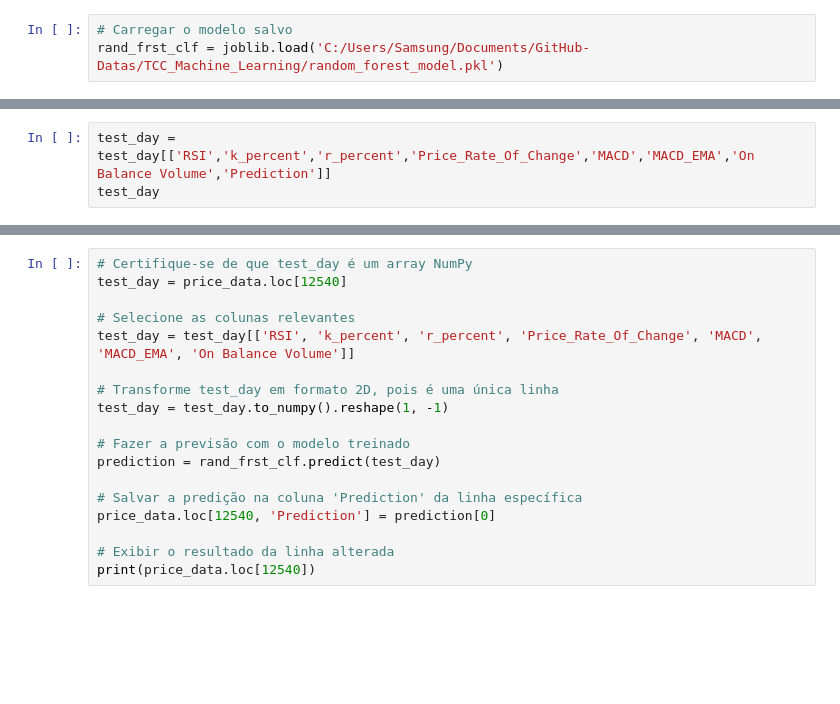
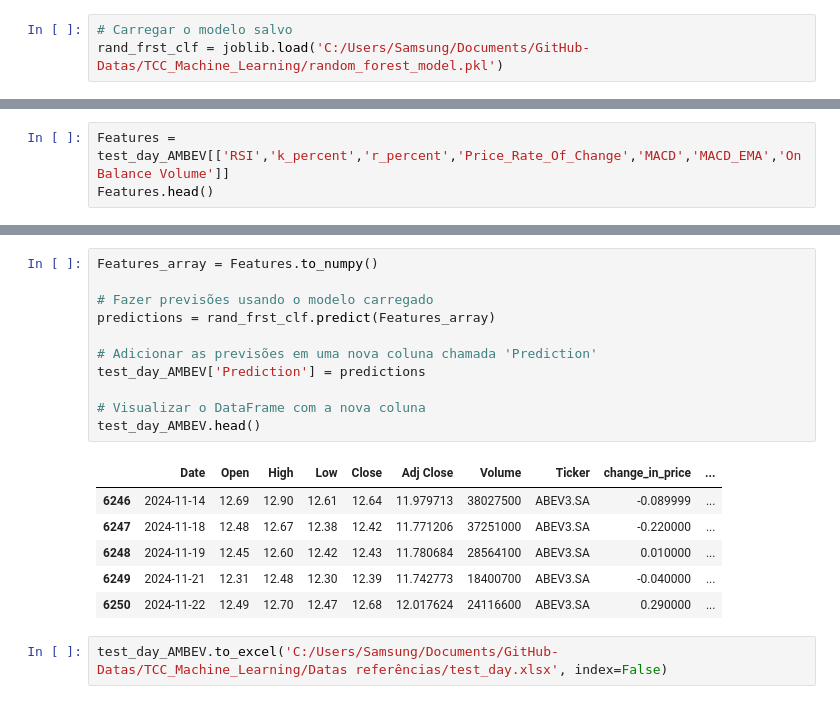
Before and after one commit to Bruno-Santana-Eco/TCC_Machine_learning, a Jupyter notebook: Previsão diária.ipynb, the cells around one changed output, grey strips where cells are left out. Saved outputs shown, nothing was run; the diff lists cells and outputs as text; blank space fills up the shorter version.

```diff
--- a/Previsão diária.ipynb
+++ b/Previsão diária.ipynb
@@ -28,3 +81,3 @@ test_day
 # %%
-test_day = test_day[['RSI','k_percent','r_percent','Price_Rate_Of_Change','MACD','MACD_EMA','On Balance Volume','Prediction']]
-test_day
+Features = test_day_AMBEV[['RSI','k_percent','r_percent','Price_Rate_Of_Change','MACD','MACD_EMA','On Balance Volume']]
+Features.head()
@@ -31,18 +91,20 @@ test_day
-# %%
-# Certifique-se de que test_day é um array NumPy
-test_day = price_data.loc[12540]
-
-# Selecione as colunas relevantes
-test_day = test_day[['RSI', 'k_percent', 'r_percent', 'Price_Rate_Of_Change', 'MACD', 'MACD_EMA', 'On Balance Volume']]
-
-# Transforme test_day em formato 2D, pois é uma única linha
-test_day = test_day.to_numpy().reshape(1, -1)
-
-# Fazer a previsão com o modelo treinado
-prediction = rand_frst_clf.predict(test_day)
-
-# Salvar a predição na coluna 'Prediction' da linha específica
-price_data.loc[12540, 'Prediction'] = prediction[0]
-
-# Exibir o resultado da linha alterada
-print(price_data.loc[12540])
+# %%
+Features_array = Features.to_numpy()
+
+# Fazer previsões usando o modelo carregado
+predictions = rand_frst_clf.predict(Features_array)
+
+# Adicionar as previsões em uma nova coluna chamada 'Prediction'
+test_day_AMBEV['Prediction'] = predictions
+
+# Visualizar o DataFrame com a nova coluna
+test_day_AMBEV.head()
+# %% [output]
+|  | Date | Open | High | Low | Close | Adj Close | Volume | Ticker | change_in_price | ... |
+| 6246 | 2024-11-14 | 12.69 | 12.90 | 12.61 | 12.64 | 11.979713 | 38027500 | ABEV3.SA | -0.089999 | ... |
+| 6247 | 2024-11-18 | 12.48 | 12.67 | 12.38 | 12.42 | 11.771206 | 37251000 | ABEV3.SA | -0.220000 | ... |
+| 6248 | 2024-11-19 | 12.45 | 12.60 | 12.42 | 12.43 | 11.780684 | 28564100 | ABEV3.SA | 0.010000 | ... |
+| 6249 | 2024-11-21 | 12.31 | 12.48 | 12.30 | 12.39 | 11.742773 | 18400700 | ABEV3.SA | -0.040000 | ... |
+| 6250 | 2024-11-22 | 12.49 | 12.70 | 12.47 | 12.68 | 12.017624 | 24116600 | ABEV3.SA | 0.290000 | ... |
+# %%
+test_day_AMBEV.to_excel('C:/Users/Samsung/Documents/GitHub-Datas/TCC_Machine_Learning/Datas referências/test_day.xlsx', index=False)
```
Also changed, not shown: parts of 8 cells of this notebook, 2 other files.
